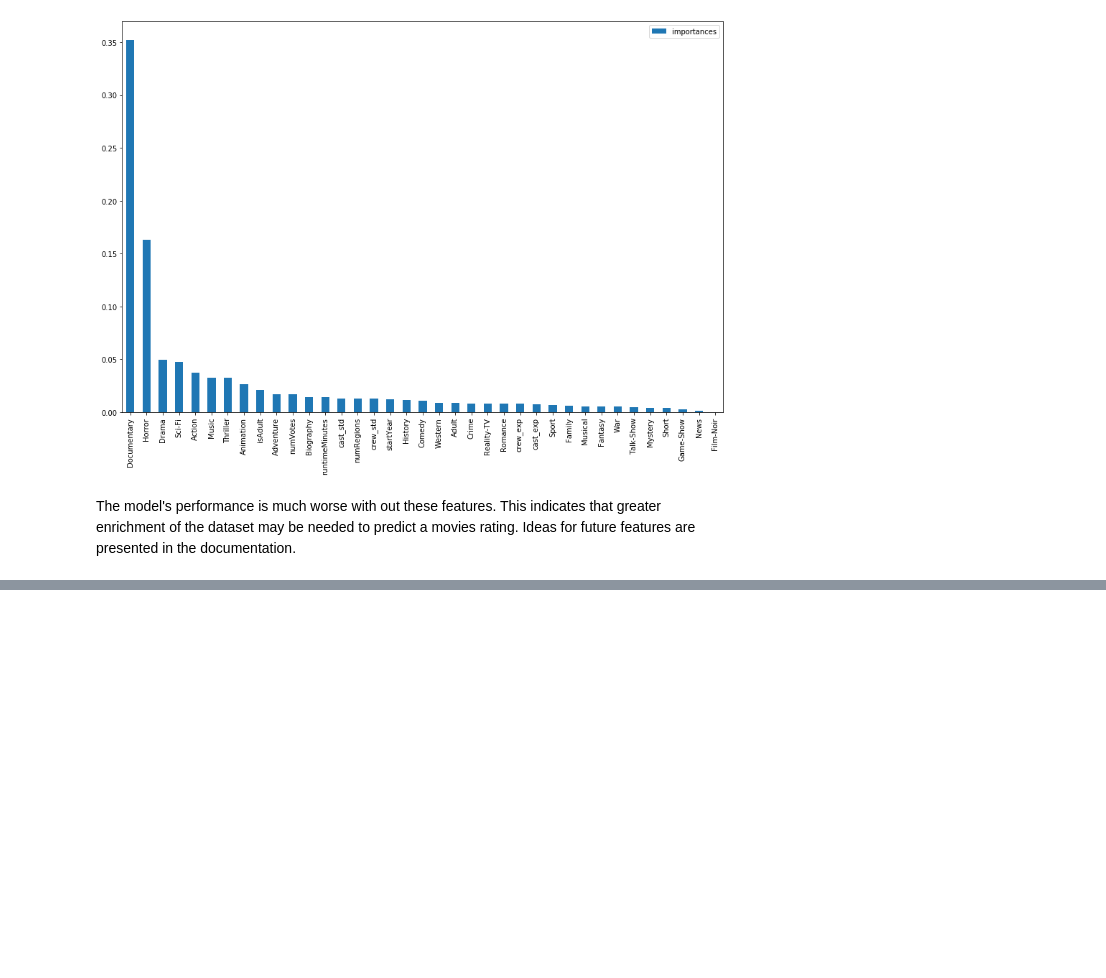
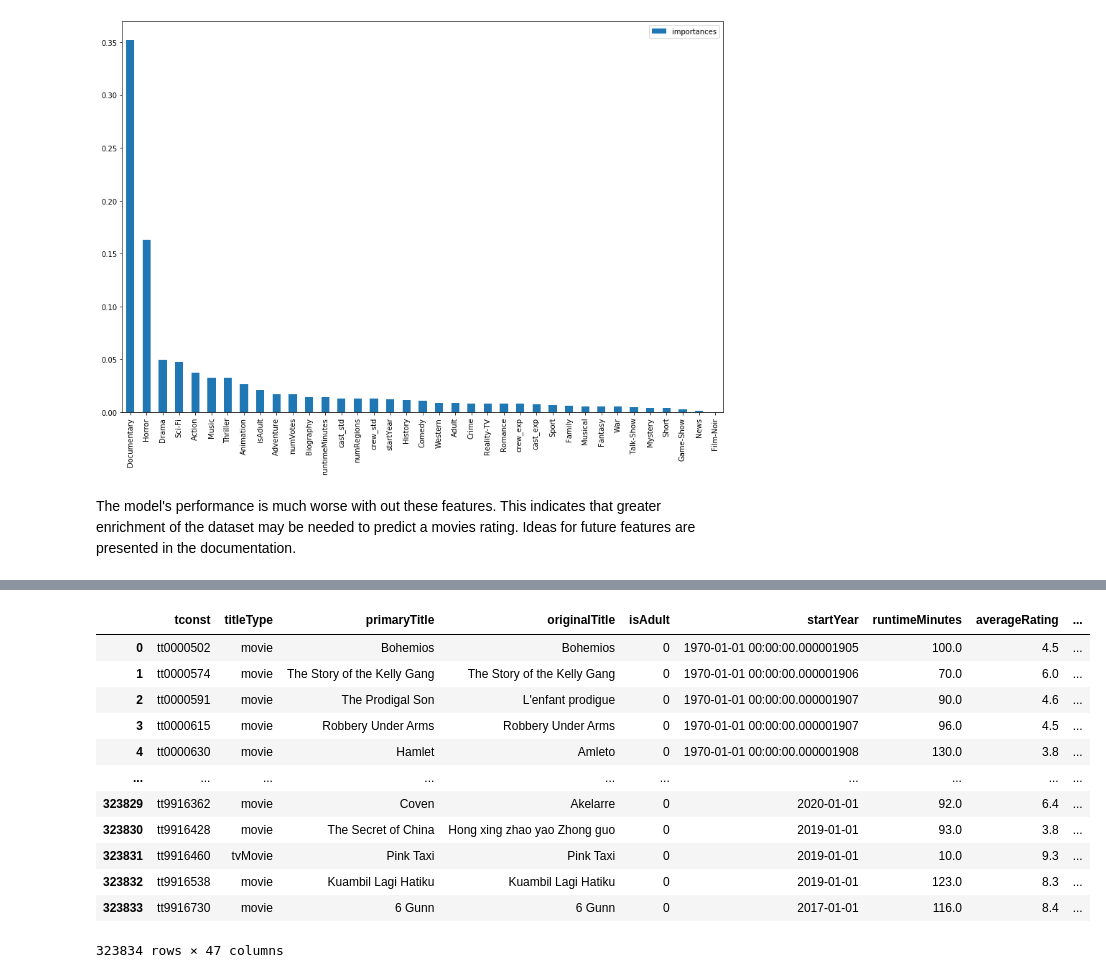
Before and after one commit to tanmaygadgil/imdb-analysis, a Jupyter notebook: Modeling.ipynb, the cells around one changed output, grey strips where cells are left out. Cells and saved outputs as stored; diff of their text form; code cells hidden in the pictures; blank space fills up the shorter version.

```diff
--- a/Modeling.ipynb
+++ b/Modeling.ipynb
@@ -509,0 +533,16 @@ The model's performance is much worse with out these features. This indicates th
+# %%
+df
+# %% [output]
+|  | tconst | titleType | primaryTitle | originalTitle | isAdult | startYear | runtimeMinutes | averageRating | ... |
+| 0 | tt0000502 | movie | Bohemios | Bohemios | 0 | 1970-01-01 00:00:00.000001905 | 100.0 | 4.5 | ... |
+| 1 | tt0000574 | movie | The Story of the Kelly Gang | The Story of the Kelly Gang | 0 | 1970-01-01 00:00:00.000001906 | 70.0 | 6.0 | ... |
+| 2 | tt0000591 | movie | The Prodigal Son | L'enfant prodigue | 0 | 1970-01-01 00:00:00.000001907 | 90.0 | 4.6 | ... |
+| 3 | tt0000615 | movie | Robbery Under Arms | Robbery Under Arms | 0 | 1970-01-01 00:00:00.000001907 | 96.0 | 4.5 | ... |
+| 4 | tt0000630 | movie | Hamlet | Amleto | 0 | 1970-01-01 00:00:00.000001908 | 130.0 | 3.8 | ... |
+| ... | ... | ... | ... | ... | ... | ... | ... | ... | ... |
+| 323829 | tt9916362 | movie | Coven | Akelarre | 0 | 2020-01-01 | 92.0 | 6.4 | ... |
+| 323830 | tt9916428 | movie | The Secret of China | Hong xing zhao yao Zhong guo | 0 | 2019-01-01 | 93.0 | 3.8 | ... |
+| 323831 | tt9916460 | tvMovie | Pink Taxi | Pink Taxi | 0 | 2019-01-01 | 10.0 | 9.3 | ... |
+| 323832 | tt9916538 | movie | Kuambil Lagi Hatiku | Kuambil Lagi Hatiku | 0 | 2019-01-01 | 123.0 | 8.3 | ... |
+| 323833 | tt9916730 | movie | 6 Gunn | 6 Gunn | 0 | 2017-01-01 | 116.0 | 8.4 | ... |
+323834 rows × 47 columns
```
Also changed, not shown: parts of 28 cells of this notebook, 2 other files.
